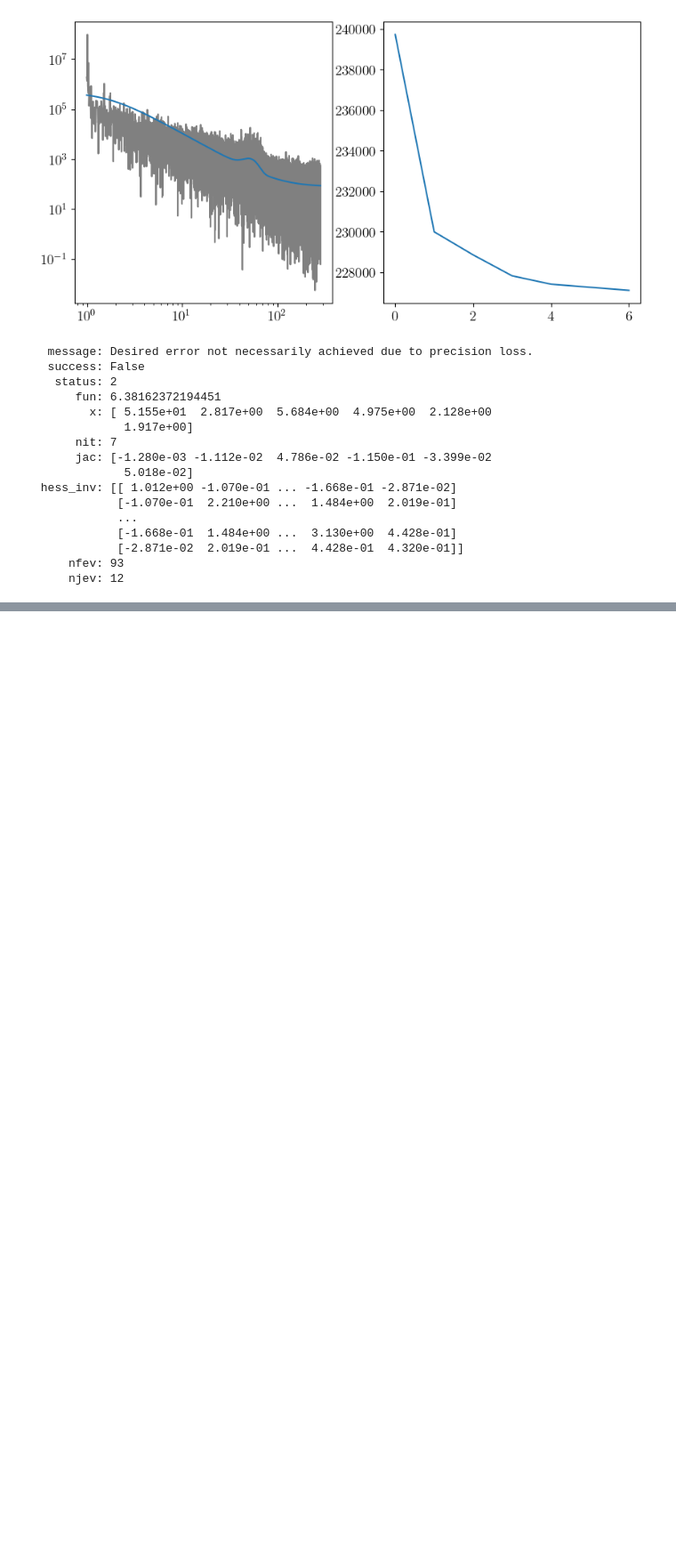
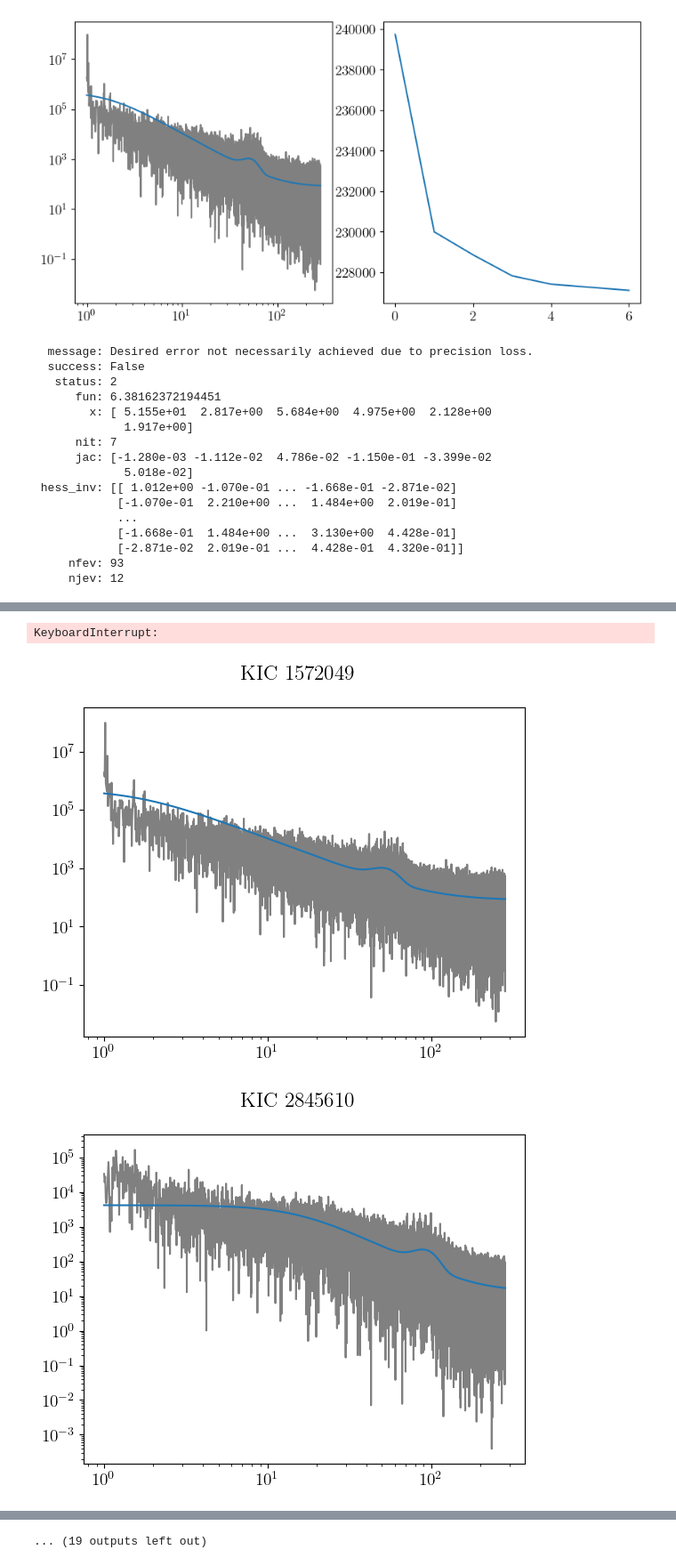
Before and after one commit to irmak-akdogan/Red-Giant-MCMC, a Jupyter notebook: debug_refit.ipynb, the cells around one changed output, grey strips where cells are left out. Shown at 89% size. Saved outputs shown, nothing was run; the diff lists cells and outputs as text; code cells hidden in the pictures; blank space fills up the shorter version.

```diff
--- a/debug_refit.ipynb
+++ b/debug_refit.ipynb
@@ -159,0 +182,20 @@ Name: 1572049, dtype: float64
+# %%
+for name, row in bad_fits.iterrows():
+    params = row[["nu_max", "H", "P", "tau", "alpha", "W"]]
+    freq, powers = grab_data(name)
+    fig, model_ax = plt.subplots()
+
+    model_ax.plot(freq, powers, color="gray")
+    step_vec = params.values.copy()
+    # step_vec[[1, 2, 3, 5]] = 10**(step_vec[[1, 2, 3, 5]])
+    model_ax.plot(freq, model(freq, step_vec))
+    model_ax.set_xscale("log")
+    model_ax.set_yscale("log")
+
+    fig.suptitle(f"KIC {name}")
+    fig.savefig(f"bad_fits/bad_fit_{name}.png")
+    plt.close(fig)
+# %% [output]
+KeyboardInterrupt:
+[figure, added]
+[figure, added]
@@ -159,0 +211 @@ Name: 1572049, dtype: float64
+... (19 outputs left out)
```
Also changed, not shown: parts of 6 cells of this notebook, 1 other file.
